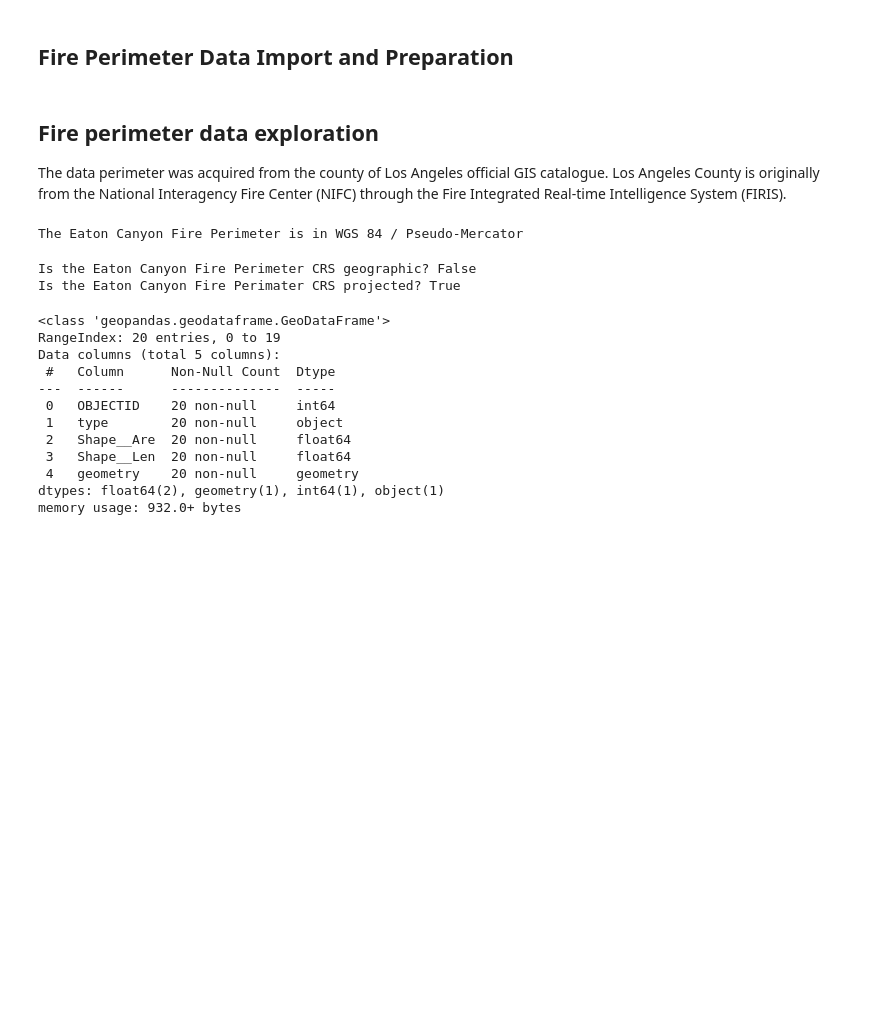
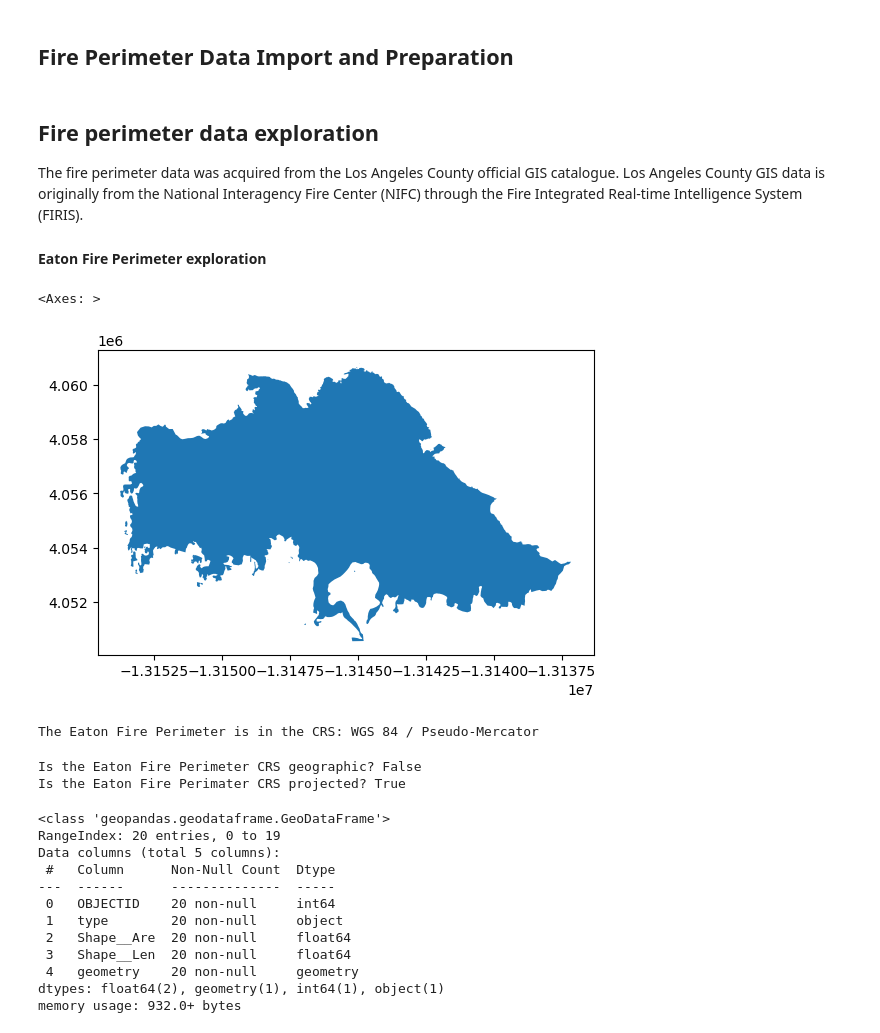
Before and after one commit to sofiiir/eds220-hwk4, a Jupyter notebook: hwk4-task2-false-color-RODAS.ipynb, the cells around one changed output. Drawn from its saved outputs; the diff is of its cells as text; code cells hidden in the pictures; blank space fills up the shorter version.

```diff
--- a/hwk4-task2-false-color-RODAS.ipynb
+++ b/hwk4-task2-false-color-RODAS.ipynb
@@ -28,19 +33,27 @@ palisades_fire = gpd.read_file(fp)
 # %% [markdown]
 ## Fire perimeter data exploration
 
-The data perimeter was acquired from the county of Los Angeles official GIS catalogue. Los Angeles County is originally from the National Interagency Fire Center (NIFC) through the Fire Integrated Real-time Intelligence System (FIRIS).
+The fire perimeter data was acquired from the Los Angeles County official GIS catalogue. Los Angeles County GIS data is originally from the National Interagency Fire Center (NIFC) through the Fire Integrated Real-time Intelligence System (FIRIS).
+
+#### Eaton Fire Perimeter exploration
+# %%
+# Initial plot of the eaton fire perimeter
+eaton_fire.plot()
+# %% [output]
+<Axes: >
+[figure, added]
 # %%
 # Check the CRS for Eaton fire perimeter
-print(f'The Eaton Canyon Fire Perimeter is in {eaton_fire.crs.name}')
+print(f'The Eaton Fire Perimeter is in the CRS: {eaton_fire.crs.name}')
 # %% [output]
-The Eaton Canyon Fire Perimeter is in WGS 84 / Pseudo-Mercator
+The Eaton Fire Perimeter is in the CRS: WGS 84 / Pseudo-Mercator
 # %%
 # Check for projected or geographic
-print(f"Is the Eaton Canyon Fire Perimeter CRS geographic? {eaton_fire.crs.is_geographic}")
-print(f"Is the Eaton Canyon Fire Perimater CRS projected? {eaton_fire.crs.is_projected}")
+print(f"Is the Eaton Fire Perimeter CRS geographic? {eaton_fire.crs.is_geographic}")
+print(f"Is the Eaton Fire Perimater CRS projected? {eaton_fire.crs.is_projected}")
 # %% [output]
-Is the Eaton Canyon Fire Perimeter CRS geographic? False
-Is the Eaton Canyon Fire Perimater CRS projected? True
+Is the Eaton Fire Perimeter CRS geographic? False
+Is the Eaton Fire Perimater CRS projected? True
 # %%
 # Look at the column names and data types of the Eaton Fire shapefile
 eaton_fire.info()
```
Also changed, not shown: parts of 8 cells of this notebook.
